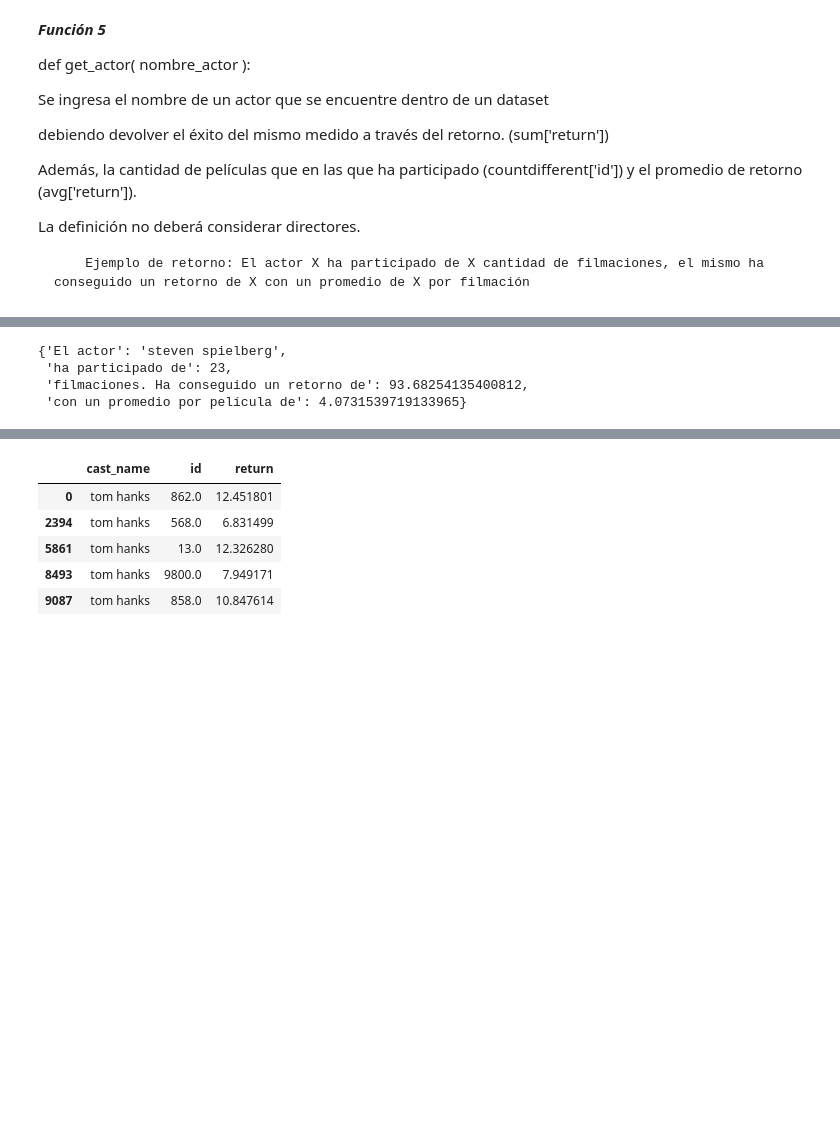
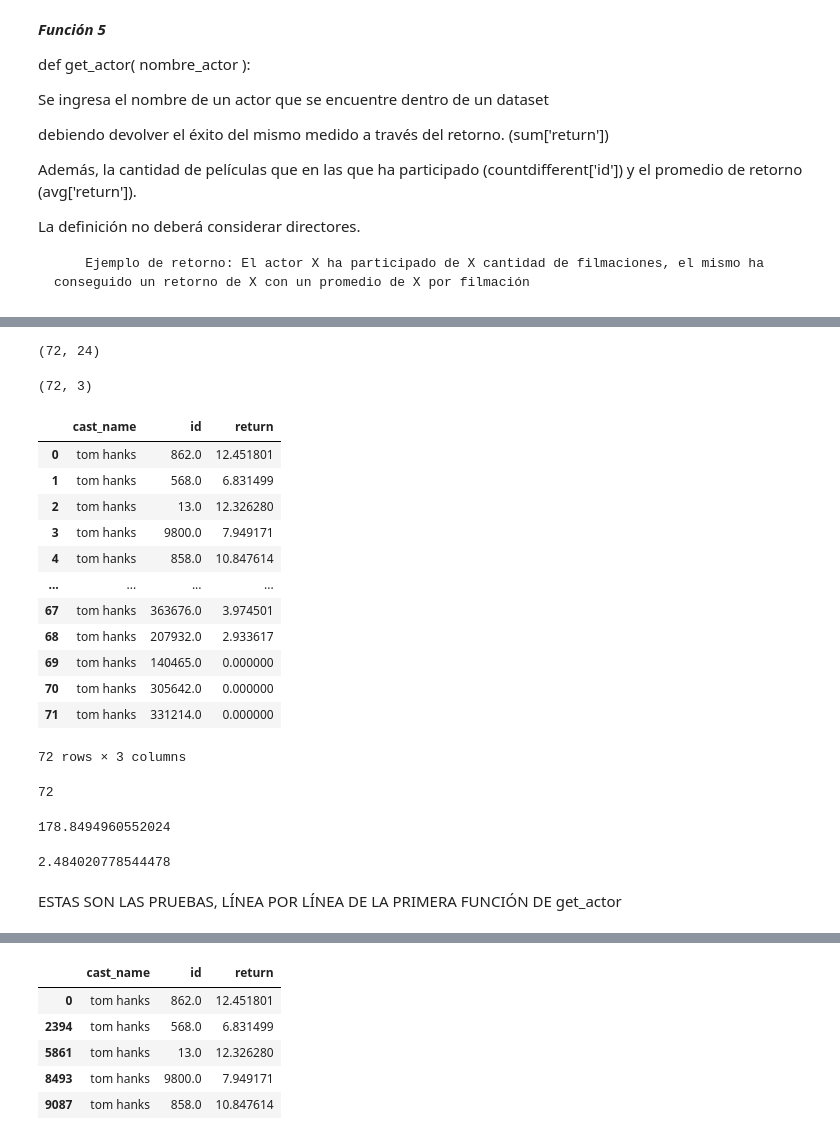
Before and after one commit to Crichu/moviesrecom, a Jupyter notebook: Desarrollo de Funciones.ipynb, the cells around one changed output, grey strips where cells are left out. Drawn from its saved outputs; the diff is of its cells as text; code cells hidden in the pictures; blank space fills up the shorter version.

```diff
--- a/Desarrollo de Funciones.ipynb
+++ b/Desarrollo de Funciones.ipynb
@@ -283,0 +335,5 @@ def get_actor( nombre_actor ):
+# %%
+nombre_actor = nombre_actor.lower()
+# %%
+cast_filter = cast[cast['cast_name']== nombre_actor]
+cast_filter.head()
@@ -283,0 +347,5 @@ def get_actor( nombre_actor ):
+# %%
+df_cast = pd.merge(movies, cast_filter, on='id')
+df_cast.shape
+# %% [output]
+(72, 24)
@@ -284,10 +354,41 @@ def get_actor( nombre_actor ):
+# %%
+get_actor = pd.DataFrame(data= df_cast, columns=['cast_name', 'id', 'return'])
+get_actor.shape
+# %% [output]
+(72, 3)
 # %%
-get_actor('steven spielberg')
+get_actor
 # %% [output]
+|  | cast_name | id | return |
+| 0 | tom hanks | 862.0 | 12.451801 |
+| 1 | tom hanks | 568.0 | 6.831499 |
+| 2 | tom hanks | 13.0 | 12.326280 |
+| 3 | tom hanks | 9800.0 | 7.949171 |
+| 4 | tom hanks | 858.0 | 10.847614 |
+| ... | ... | ... | ... |
+| 67 | tom hanks | 363676.0 | 3.974501 |
+| 68 | tom hanks | 207932.0 | 2.933617 |
+| 69 | tom hanks | 140465.0 | 0.000000 |
+| 70 | tom hanks | 305642.0 | 0.000000 |
+| 71 | tom hanks | 331214.0 | 0.000000 |
-{'El actor': 'steven spielberg',
- 'ha participado de': 23,
- 'filmaciones. Ha conseguido un retorno de': 93.68254135400812,
- 'con un promedio por película de': 4.0731539719133965}
+72 rows × 3 columns
+# %%
+count = get_actor['id'].count() #Cuento la cantidad de películas en la que participó el actor.
+count
+# %% [output]
+72
+# %%
+total_return = get_actor['return'].sum() #Éxito del actor, medido por la suma del retorno
+total_return
+# %% [output]
+178.8494960552024
+# %%
+avg_return = get_actor['return'].mean() #Se incluye también el retorno promedioen función de las películas en las que actuó.
+avg_return
+# %% [output]
+2.484020778544478
+# %% [markdown]
+ESTAS SON LAS PRUEBAS, LÍNEA POR LÍNEA DE LA PRIMERA FUNCIÓN DE get_actor
 # %%
 nombre_actor = 'Tom Hanks'
 # %%
```
Also changed, not shown: parts of 10 cells of this notebook, 3 other files.
